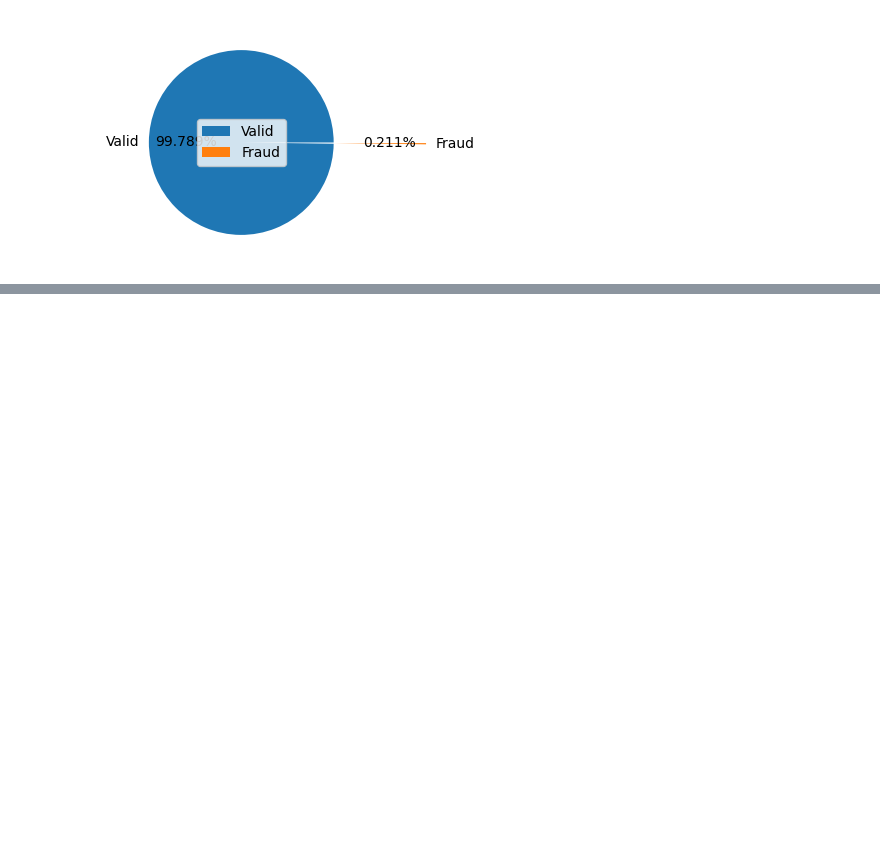
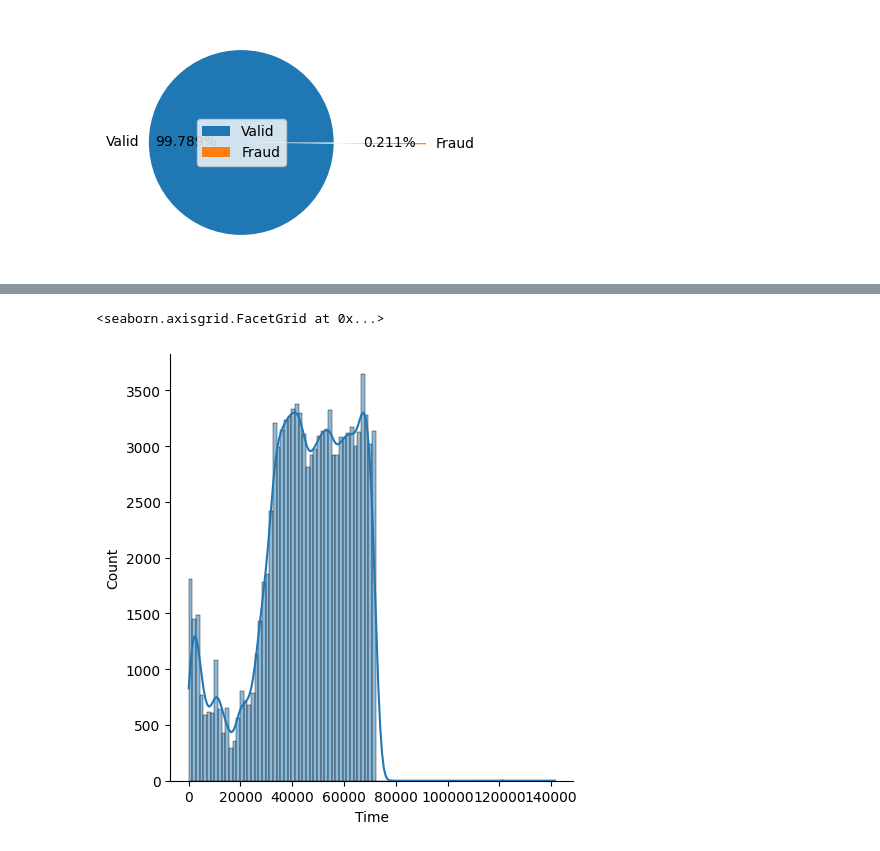
Before and after one commit to NatashaMoses/DataScience_Projects, a Jupyter notebook: Credit_Card_Fraud_Detection/CreditCard_Fraud_Detection_Using_Python.ipynb, the cells around one changed output, grey strips where cells are left out. Saved outputs shown, nothing was run; the diff lists cells and outputs as text; code cells hidden in the pictures; blank space fills up the shorter version.

```diff
--- a/Credit_Card_Fraud_Detection/CreditCard_Fraud_Detection_Using_Python.ipynb
+++ b/Credit_Card_Fraud_Detection/CreditCard_Fraud_Detection_Using_Python.ipynb
@@ -148,0 +149,6 @@ array([[<Axes: title={'center': 'Time'}>, <Axes: title={'center': 'V1'}>,
+# %%
+sns.displot(df['Time'], kde=True, bins=100)
+# time is not scaled
+# %% [output]
+<seaborn.axisgrid.FacetGrid at 0x...>
+[figure, added]
```
Also changed, not shown: parts of 4 cells of this notebook.
